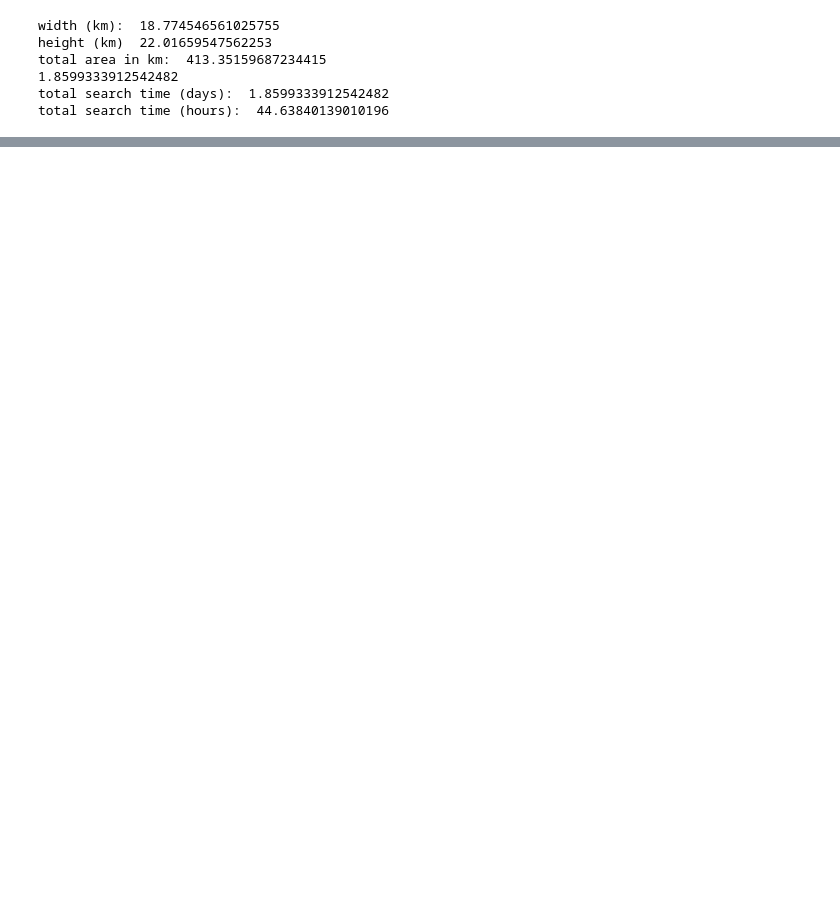
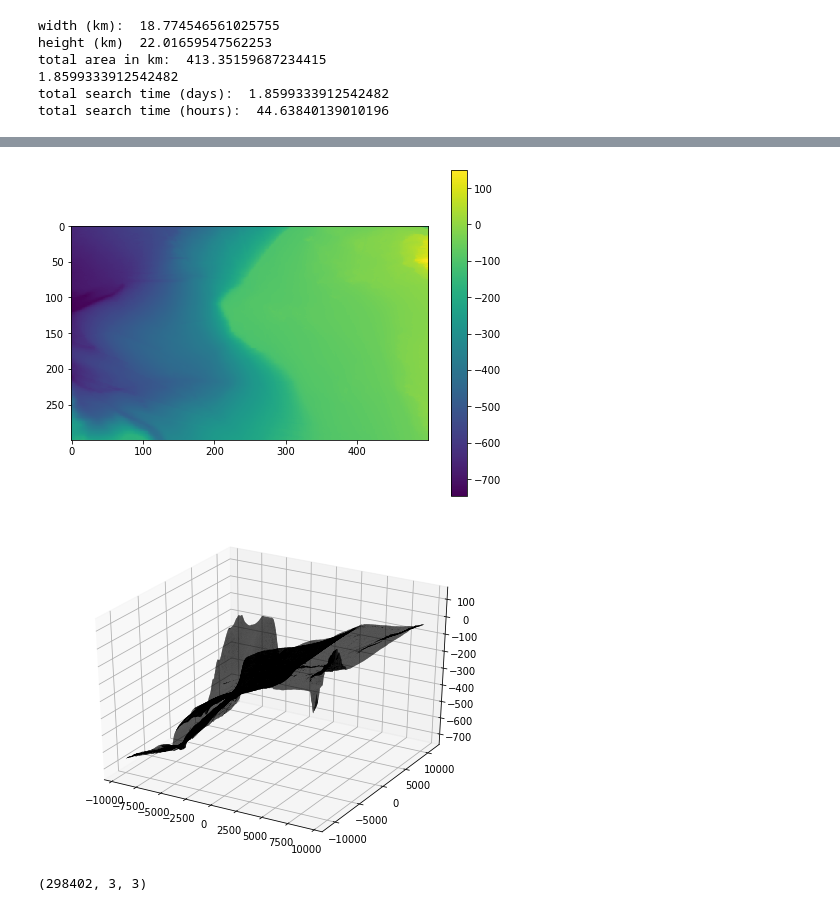
Before and after one commit to michellesit/oceans_2020, a Jupyter notebook: current_data_files/jupyter_scratchpads/generate_stl_file_from_netcdf.ipynb, the cells around one changed output, grey strips where cells are left out. Cells and saved outputs as stored; diff of their text form; code cells hidden in the pictures; blank space fills up the shorter version.

```diff
--- a/current_data_files/jupyter_scratchpads/generate_stl_file_from_netcdf.ipynb
+++ b/current_data_files/jupyter_scratchpads/generate_stl_file_from_netcdf.ipynb
@@ -164,0 +273,79 @@ plt.show()
+# %%
+# Generating the surface
+# x, y, z = get_test_data(delta=0.1)
+# x += 30
+# y += 30
+# z = z_edit
+
+
+# Scale the surface for this example
+# z *= 0.05
+# Remember that Gazebo uses ENU (east-north-up) convention, so underwater
+# the Z coordinate will be negative
+# z -= 3
+# Note: Gazebo will import your mesh in meters.
+
+# Point clouds usually don't come in nice grids, so let's make it a (N, 3)
+# matrix just to show how it can be done. If you have outliers or noise, you should
+# treat those values now.
+# xyz = np.zeros(shape=(x.size, 3))
+xyz = np.zeros(shape=(z.shape[0], 3))
+xyz[:, 0] = x.flatten()
+xyz[:, 1] = y.flatten()
+xyz[:, 2] = z.flatten()
+
+# Generate a grid for the X and Y coordinates, change the number of points
+# to your needs. Large grids can generate files that are too big for Gazebo, so
+# be careful when choosing the resolution of your grid.
+x_grid, y_grid = np.meshgrid(np.linspace(xyz[:, 0].min(), xyz[:, 0].max(), 500),
+                             np.linspace(xyz[:, 1].min(), xyz[:, 1].max(), 300))
+
+
+
+# Interpolate over the point cloud for our grid
+z_grid = np.flipud(griddata(xyz[:, 0:2], xyz[:, 2], (x_grid, y_grid),
+                  method='linear'))
+
+# Option to treat noise
+#z_grid = gaussian_filter(z_grid, sigma=1)
+
+# Show the resulting heightmap as an image
+fig = plt.figure(figsize=(8, 6))
+ax = fig.add_subplot(111)
+im = plt.imshow(z_grid)
+fig.colorbar(im)
+
+# Flatten our interpolated data for triangulation
+output = np.zeros(shape=(x_grid.size, 3))
+output[:, 0] = x_grid.flatten()
+output[:, 1] = y_grid.flatten()
+output[:, 2] = z_grid.flatten()
+
+# Triangulation of the interpolated data
+tri = mtri.Triangulation(output[:, 0], output[:, 1])
+
+# Show the resulting surface
+fig = plt.figure(figsize=(8, 6))
+ax = fig.add_subplot(111, projection='3d')
+ax.plot_trisurf(tri, output[:, 2], cmap=plt.cm.CMRmap, shade=True, linewidth=0.1)
+# ax.axis('equal')
+
+# Create the mesh object
+seabed_mesh = mesh.Mesh(np.zeros(tri.triangles.shape[0], dtype=mesh.Mesh.dtype))
+
+# Set the vectors
+for i, f in enumerate(tri.triangles):
+    for j in range(3):
+        seabed_mesh.vectors[i][j] = output[f[j]]
+
+# Store the seabed as a STL file
+# seabed_mesh.save('lajolla.stl')
+
+plt.show()
+# %% [output]
+[figure, added]
+[figure, added]
+# %%
+seabed_mesh.vectors.shape
+# %% [output]
+(298402, 3, 3)
```
Also changed, not shown: parts of 7 cells of this notebook.
